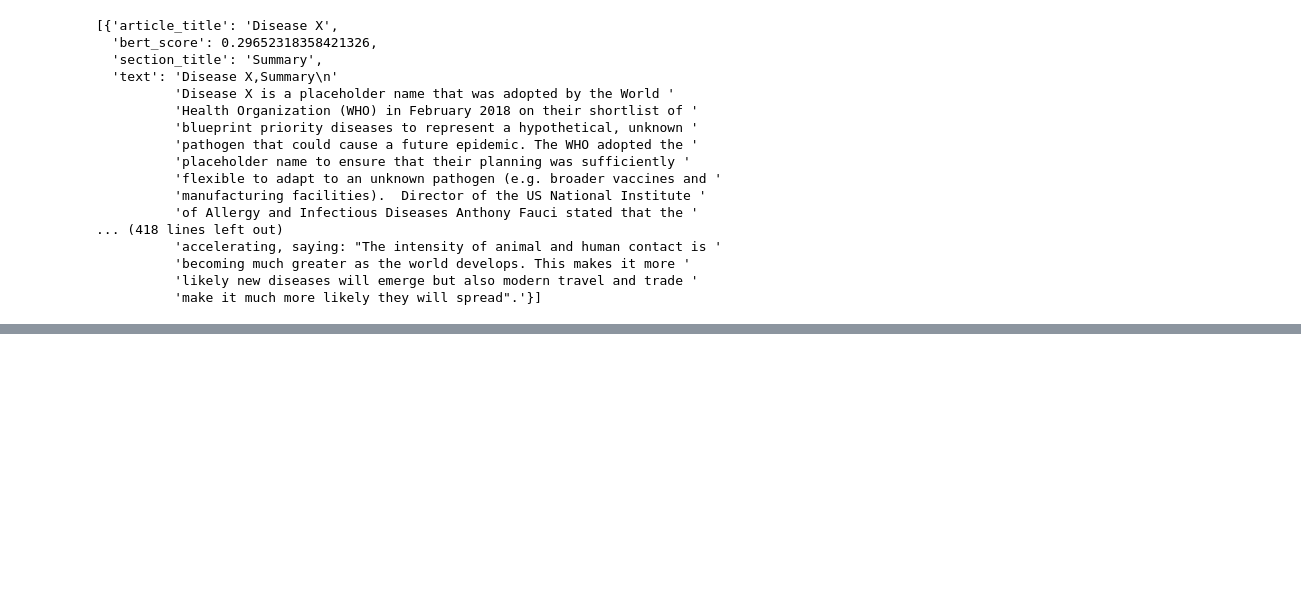
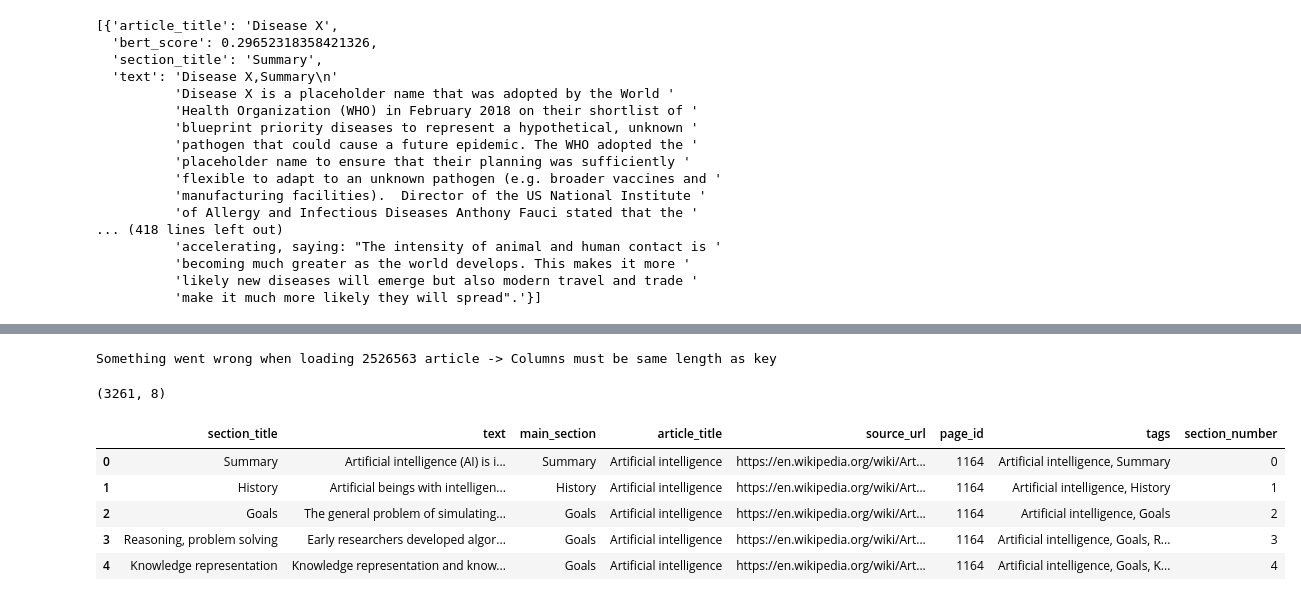
Before and after one commit to d4nielmeyer/SearchToolwithNLP, a Jupyter notebook: 03_Building a Search API with Elasticsearch and BERT/notebooks/03_Building_SearchAPI_w_Elasticsearch_and_BERT.ipynb, the cells around one changed output, grey strips where cells are left out. Saved outputs shown, nothing was run; the diff lists cells and outputs as text; code cells hidden in the pictures; blank space fills up the shorter version.

```diff
--- a/03_Building a Search API with Elasticsearch and BERT/notebooks/03_Building_SearchAPI_w_Elasticsearch_and_BERT.ipynb
+++ b/03_Building a Search API with Elasticsearch and BERT/notebooks/03_Building_SearchAPI_w_Elasticsearch_and_BERT.ipynb
@@ -533,0 +545,3 @@ pprint(reranked)
+# %%
+# initialize Wikipedia object
+wiki_data = wikipediaapi.Wikipedia('en')
@@ -533,0 +584,18 @@ pprint(reranked)
+# %%
+# deconstruct articles into sections
+def deconstruct_article(page):
+  section_list = []
+  section_list = [{'level': 0,
+                   'section_title': 'Summary',
+                   'text': page.summary}]
+
+  def get_sections(sections, level=0):
+    for s in sections:
+      section_dict = {'level': level,
+                      'section_title': s.title,
+                      'text': s.text}
+      section_list.append(section_dict)
+      get_sections(s.sections, level + 1)
+
+  get_sections(page.sections)
+  return section_list
@@ -533,0 +645,29 @@ pprint(reranked)
+# %%
+article_df_list = []
+
+for article in articles:
+    try:
+        page = wiki_data.page(article)
+        sections = deconstruct_article(page)
+        document_df = build_documents(page, sections)
+        article_df_list.append(document_df)
+
+    except Exception as error:
+        print(f"Something went wrong when loading {page.pageid} article ->", error)
+        pass
+# %% [output]
+Something went wrong when loading 2526563 article -> Columns must be same length as key
+# %%
+df = pd.concat(article_df_list)
+df.shape
+# %% [output]
+(3261, 8)
+# %%
+df.head()
+# %% [output]
+|  | section_title | text | main_section | article_title | source_url | page_id | tags | section_number |
+| 0 | Summary | Artificial intelligence (AI) is i... | Summary | Artificial intelligence | https://en.wikipedia.org/wiki/Art... | 1164 | Artificial intelligence, Summary | 0 |
+| 1 | History | Artificial beings with intelligen... | History | Artificial intelligence | https://en.wikipedia.org/wiki/Art... | 1164 | Artificial intelligence, History | 1 |
+| 2 | Goals | The general problem of simulating... | Goals | Artificial intelligence | https://en.wikipedia.org/wiki/Art... | 1164 | Artificial intelligence, Goals | 2 |
+| 3 | Reasoning, problem solving | Early researchers developed algor... | Goals | Artificial intelligence | https://en.wikipedia.org/wiki/Art... | 1164 | Artificial intelligence, Goals, R... | 3 |
+| 4 | Knowledge representation | Knowledge representation and know... | Goals | Artificial intelligence | https://en.wikipedia.org/wiki/Art... | 1164 | Artificial intelligence, Goals, K... | 4 |
```
Also changed, not shown: parts of 34 cells of this notebook.
